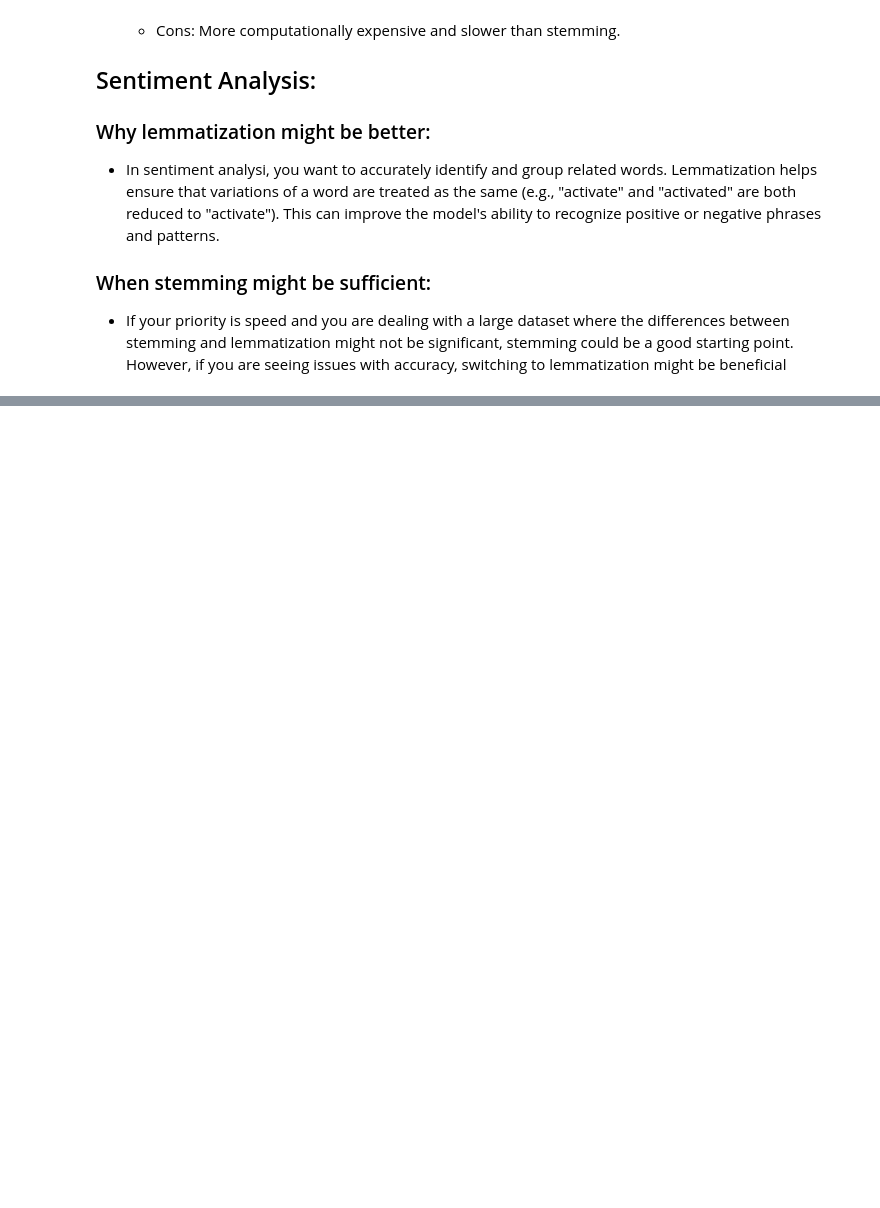
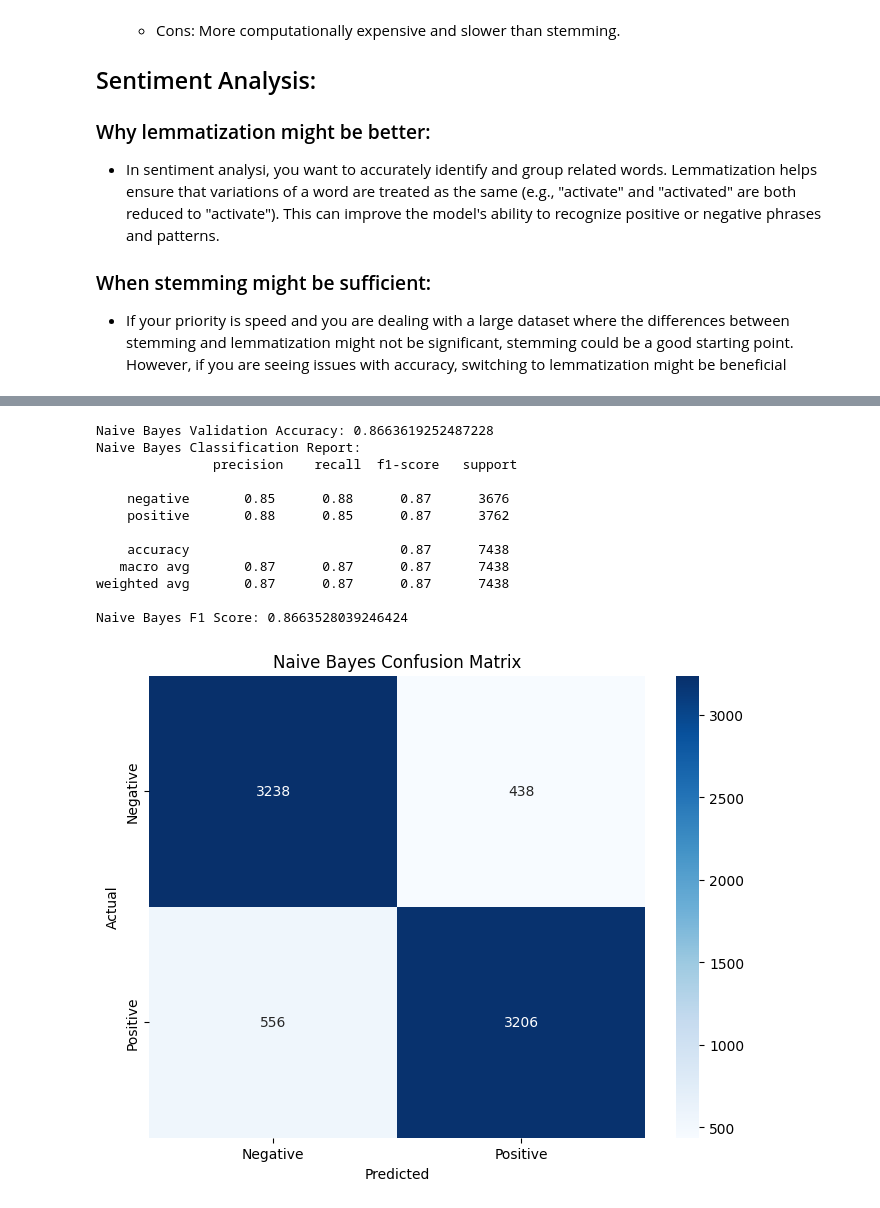
Before and after one commit to saGit1990/Sentiment-Analysis-on-IMDB-Reviews, a Jupyter notebook: sentiment_analysis.ipynb, the cells around one changed output, grey strips where cells are left out. Cells and saved outputs as stored; diff of their text form; code cells hidden in the pictures; blank space fills up the shorter version.

```diff
--- a/sentiment_analysis.ipynb
+++ b/sentiment_analysis.ipynb
@@ -118,0 +295,33 @@ plt.show()
+# %%
+# train a Naive Bayes model
+nb_model = MultinomialNB()
+nb_model.fit(X_train, Y_train)
+# Predict on the validation set
+Y_val_pred_nb = nb_model.predict(X_val)
+# Evaluate the model
+print("Naive Bayes Validation Accuracy:", accuracy_score(Y_val, Y_val_pred_nb))
+print("Naive Bayes Classification Report:\n", classification_report(Y_val, Y_val_pred_nb))
+print("Naive Bayes F1 Score:", classification_report(Y_val, Y_val_pred_nb, output_dict=True)['weighted avg']['f1-score'])
+
+# Confusion Matrix for Naive Bayes
+cm_nb = confusion_matrix(Y_val, Y_val_pred_nb)
+plt.figure(figsize=(8, 6))
+sns.heatmap(cm_nb, annot=True, fmt='d', cmap='Blues', xticklabels=['Negative', 'Positive'], yticklabels=['Negative', 'Positive'])
+plt.title('Naive Bayes Confusion Matrix')
+plt.xlabel('Predicted')
+plt.ylabel('Actual')
+plt.show()
+# %% [output]
+Naive Bayes Validation Accuracy: 0.8663619252487228
+Naive Bayes Classification Report:
+               precision    recall  f1-score   support
+
+    negative       0.85      0.88      0.87      3676
+    positive       0.88      0.85      0.87      3762
+
+    accuracy                           0.87      7438
+   macro avg       0.87      0.87      0.87      7438
+weighted avg       0.87      0.87      0.87      7438
+
+Naive Bayes F1 Score: 0.8663528039246424
+[figure, added]
```
Also changed, not shown: parts of 32 cells of this notebook, 3 other files.
